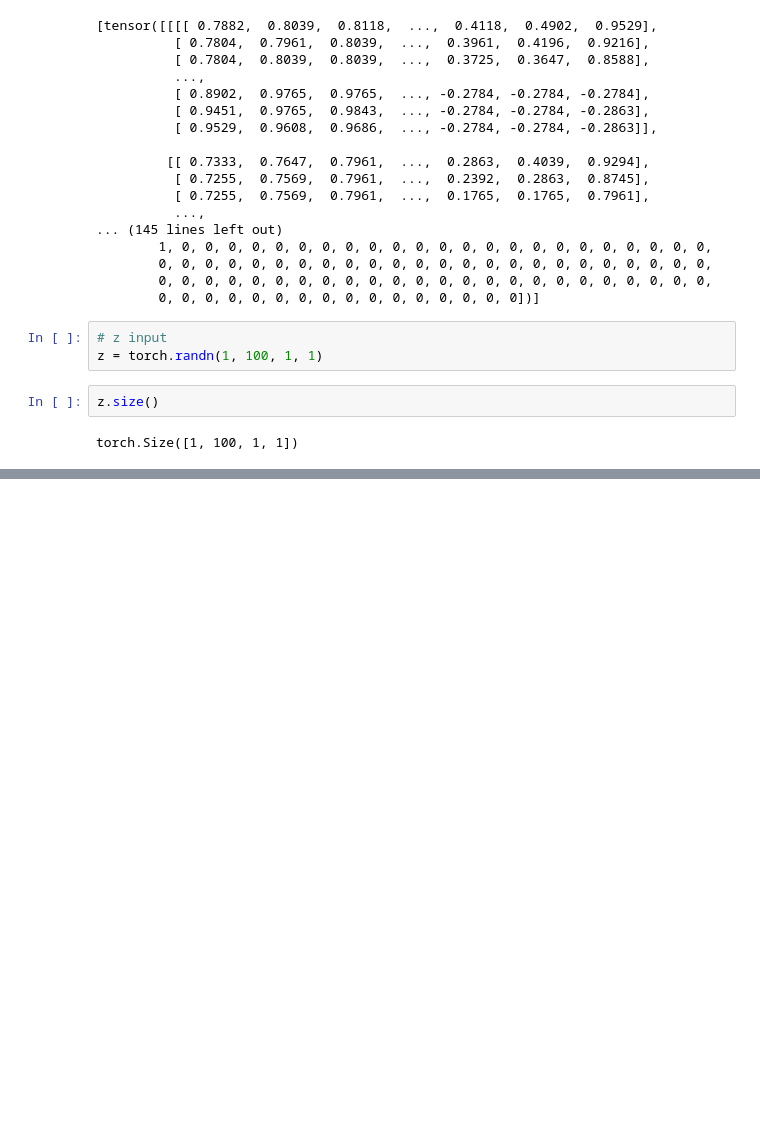
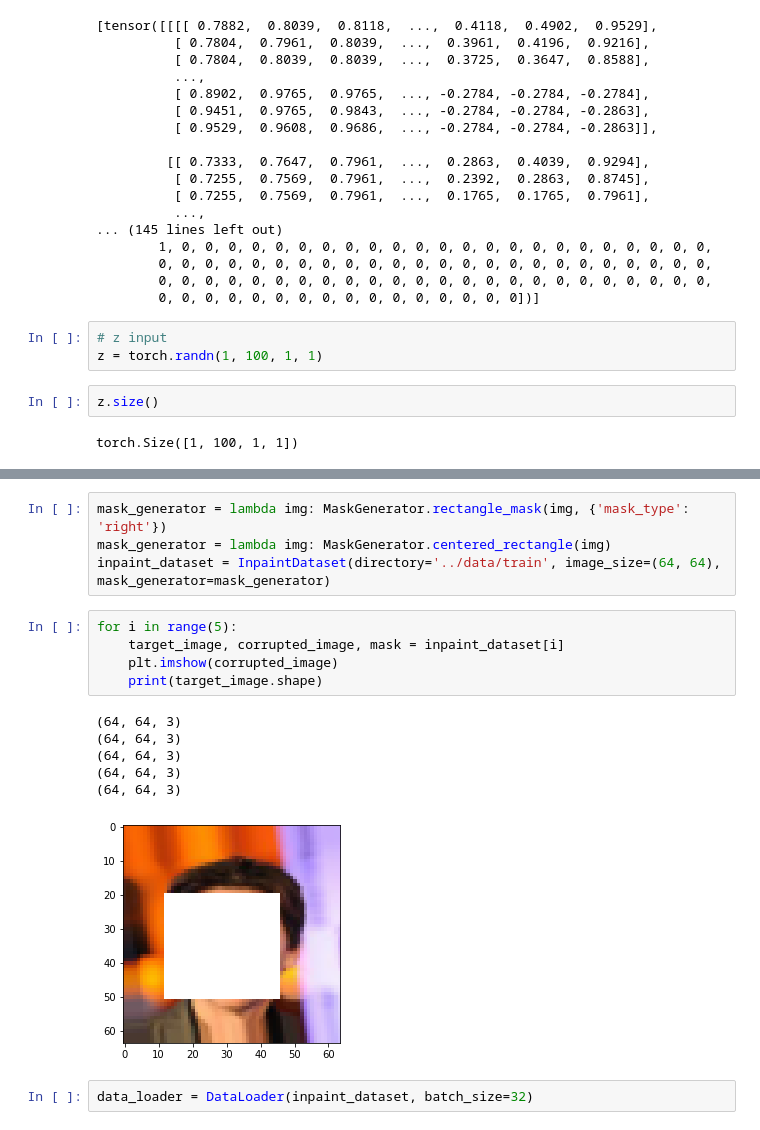
Before and after one commit to filipovskid/image-inpainting, a Jupyter notebook: src/playground.ipynb, the cells around one changed output, grey strips where cells are left out. Drawn from its saved outputs; the diff is of its cells as text; blank space fills up the shorter version.

Commit message:
Initial PyTorch dataset for loading corrupted images

```diff
--- a/src/playground.ipynb
+++ b/src/playground.ipynb
@@ -307,0 +371,18 @@ torch.Size([1, 100, 1, 1])
+# %%
+mask_generator = lambda img: MaskGenerator.rectangle_mask(img, {'mask_type': 'right'})
+mask_generator = lambda img: MaskGenerator.centered_rectangle(img)
+inpaint_dataset = InpaintDataset(directory='../data/train', image_size=(64, 64), mask_generator=mask_generator)
+# %%
+for i in range(5):
+    target_image, corrupted_image, mask = inpaint_dataset[i]
+    plt.imshow(corrupted_image)
+    print(target_image.shape)
+# %% [output]
+(64, 64, 3)
+(64, 64, 3)
+(64, 64, 3)
+(64, 64, 3)
+(64, 64, 3)
+[figure, added]
+# %%
+data_loader = DataLoader(inpaint_dataset, batch_size=32)
```
Also changed, not shown: parts of 12 cells of this notebook, 2 other files.
